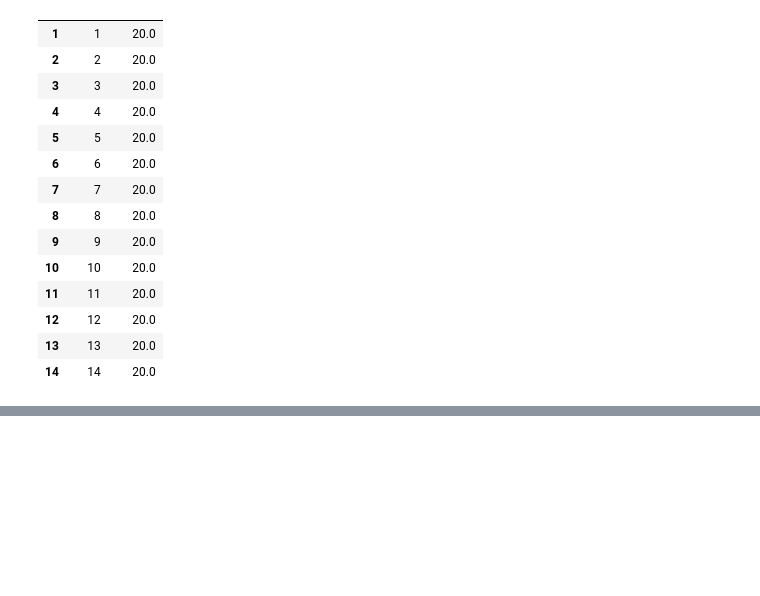
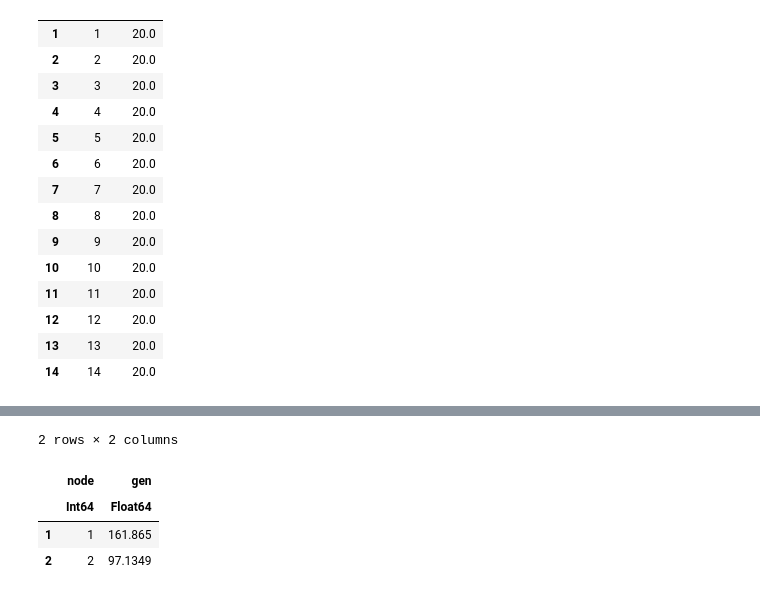
Before and after one commit to Power-Systems-Optimization-Course/power-systems-optimization, a Jupyter notebook: Notebooks/06-Optimal-Power-Flow.ipynb, the cells around one changed output, grey strips where cells are left out. Cells and saved outputs as stored; diff of their text form; code cells hidden in the pictures; blank space fills up the shorter version.

```diff
--- a/Notebooks/06-Optimal-Power-Flow.ipynb
+++ b/Notebooks/06-Optimal-Power-Flow.ipynb
@@ -903,0 +976,8 @@ solution.prices
+# %%
+solution.generation
+# %% [output]
+2 rows × 2 columns
+|  | node | gen |
+|  | Int64 | Float64 |
+| 1 | 1 | 161.865 |
+| 2 | 2 | 97.1349 |
```
Also changed, not shown: parts of 22 cells of this notebook, 1 other file.
